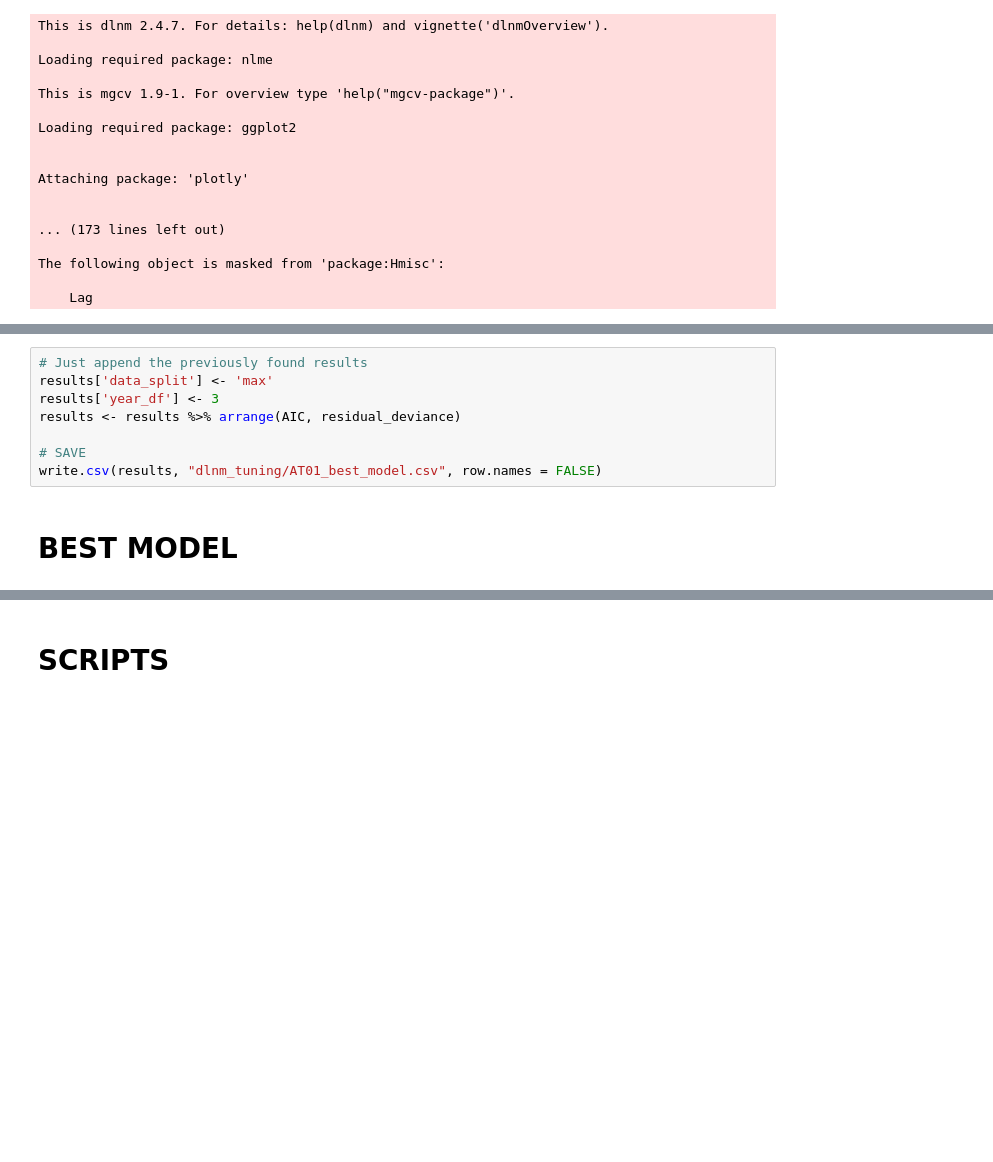
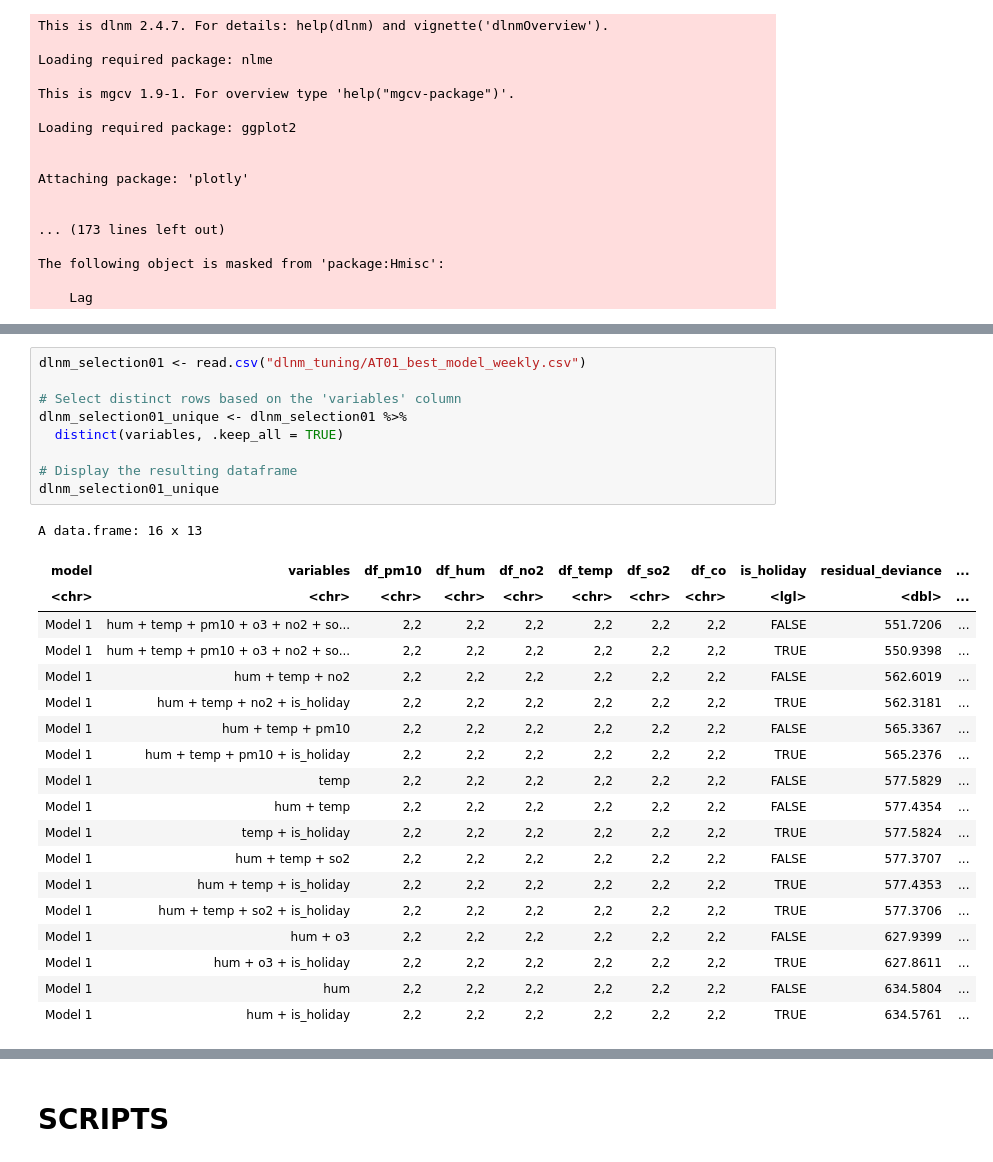
Before and after one commit to zemgabriela/Master_thesis, a Jupyter notebook: DLNM_monthly.ipynb, the cells around one changed output, grey strips where cells are left out. Saved outputs shown, nothing was run; the diff lists cells and outputs as text; blank space fills up the shorter version.

```diff
--- a/DLNM_monthly.ipynb
+++ b/DLNM_monthly.ipynb
@@ -233,11 +438,30 @@ close(progress_bar)
-# %%
-# Just append the previously found results
-results['data_split'] <- 'max'
-results['year_df'] <- 3
-results <- results %>% arrange(AIC, residual_deviance)
-
-# SAVE
-write.csv(results, "dlnm_tuning/AT01_best_model.csv", row.names = FALSE)
-# %% [markdown]
-# BEST MODEL
+# %%
+dlnm_selection01 <- read.csv("dlnm_tuning/AT01_best_model_weekly.csv")
+
+# Select distinct rows based on the 'variables' column
+dlnm_selection01_unique <- dlnm_selection01 %>%
+  distinct(variables, .keep_all = TRUE)
+
+# Display the resulting dataframe
+dlnm_selection01_unique
+# %% [output]
+A data.frame: 16 x 13
+| model | variables | df_pm10 | df_hum | df_no2 | df_temp | df_so2 | df_co | is_holiday | residual_deviance | ... |
+| <chr> | <chr> | <chr> | <chr> | <chr> | <chr> | <chr> | <chr> | <lgl> | <dbl> | ... |
+| Model 1 | hum + temp + pm10 + o3 + no2 + so... | 2,2 | 2,2 | 2,2 | 2,2 | 2,2 | 2,2 | FALSE | 551.7206 | ... |
+| Model 1 | hum + temp + pm10 + o3 + no2 + so... | 2,2 | 2,2 | 2,2 | 2,2 | 2,2 | 2,2 | TRUE | 550.9398 | ... |
+| Model 1 | hum + temp + no2 | 2,2 | 2,2 | 2,2 | 2,2 | 2,2 | 2,2 | FALSE | 562.6019 | ... |
+| Model 1 | hum + temp + no2 + is_holiday | 2,2 | 2,2 | 2,2 | 2,2 | 2,2 | 2,2 | TRUE | 562.3181 | ... |
+| Model 1 | hum + temp + pm10 | 2,2 | 2,2 | 2,2 | 2,2 | 2,2 | 2,2 | FALSE | 565.3367 | ... |
+| Model 1 | hum + temp + pm10 + is_holiday | 2,2 | 2,2 | 2,2 | 2,2 | 2,2 | 2,2 | TRUE | 565.2376 | ... |
+| Model 1 | temp | 2,2 | 2,2 | 2,2 | 2,2 | 2,2 | 2,2 | FALSE | 577.5829 | ... |
+| Model 1 | hum + temp | 2,2 | 2,2 | 2,2 | 2,2 | 2,2 | 2,2 | FALSE | 577.4354 | ... |
+| Model 1 | temp + is_holiday | 2,2 | 2,2 | 2,2 | 2,2 | 2,2 | 2,2 | TRUE | 577.5824 | ... |
+| Model 1 | hum + temp + so2 | 2,2 | 2,2 | 2,2 | 2,2 | 2,2 | 2,2 | FALSE | 577.3707 | ... |
+| Model 1 | hum + temp + is_holiday | 2,2 | 2,2 | 2,2 | 2,2 | 2,2 | 2,2 | TRUE | 577.4353 | ... |
+| Model 1 | hum + temp + so2 + is_holiday | 2,2 | 2,2 | 2,2 | 2,2 | 2,2 | 2,2 | TRUE | 577.3706 | ... |
+| Model 1 | hum + o3 | 2,2 | 2,2 | 2,2 | 2,2 | 2,2 | 2,2 | FALSE | 627.9399 | ... |
+| Model 1 | hum + o3 + is_holiday | 2,2 | 2,2 | 2,2 | 2,2 | 2,2 | 2,2 | TRUE | 627.8611 | ... |
+| Model 1 | hum | 2,2 | 2,2 | 2,2 | 2,2 | 2,2 | 2,2 | FALSE | 634.5804 | ... |
+| Model 1 | hum + is_holiday | 2,2 | 2,2 | 2,2 | 2,2 | 2,2 | 2,2 | TRUE | 634.5761 | ... |
 # %%
```
Also changed, not shown: parts of 13 cells of this notebook.
